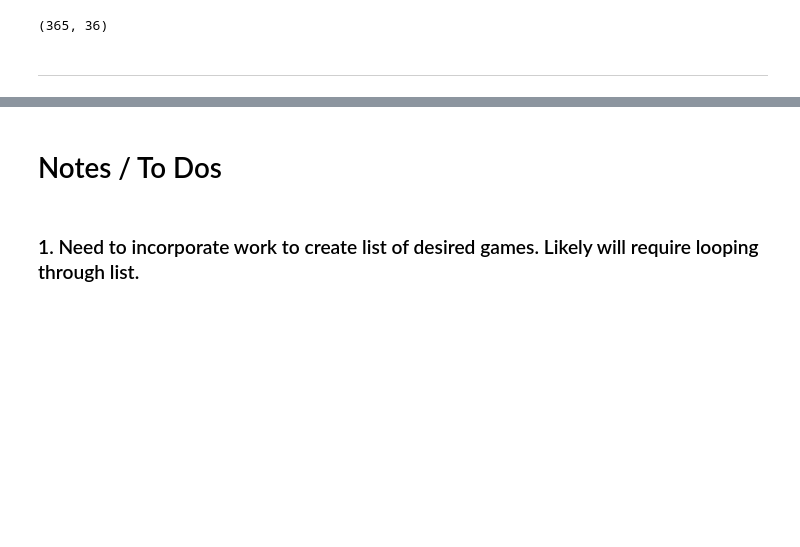
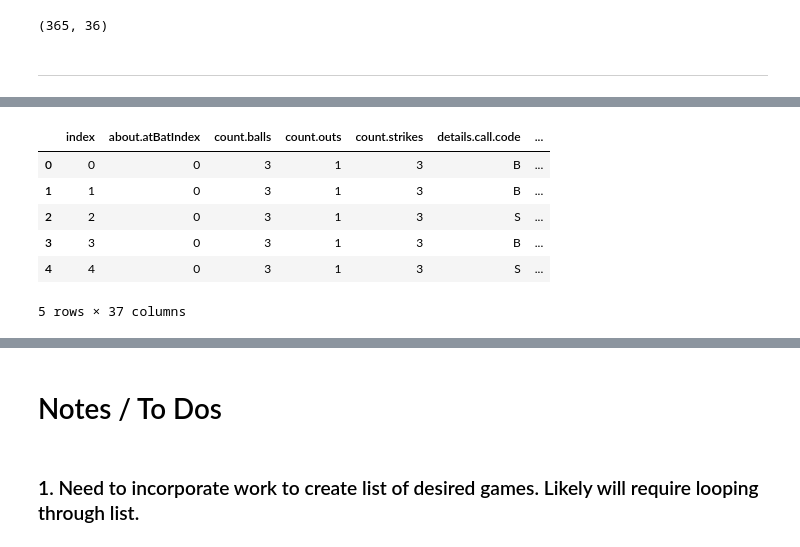
Before and after one commit to MangrobanGit/pitch_ds_baseball_analytics, a Jupyter notebook: get_pitch_data.ipynb, the cells around one changed output, grey strips where cells are left out. Saved outputs shown, nothing was run; the diff lists cells and outputs as text; code cells hidden in the pictures; blank space fills up the shorter version.

```diff
--- a/get_pitch_data.ipynb
+++ b/get_pitch_data.ipynb
@@ -137,0 +182,10 @@ pitches_df.shape
+# %%
+pitches_df_clone.head()
+# %% [output]
+|  | index | about.atBatIndex | count.balls | count.outs | count.strikes | details.call.code | ... |
+| 0 | 0 | 0 | 3 | 1 | 3 | B | ... |
+| 1 | 1 | 0 | 3 | 1 | 3 | B | ... |
+| 2 | 2 | 0 | 3 | 1 | 3 | S | ... |
+| 3 | 3 | 0 | 3 | 1 | 3 | B | ... |
+| 4 | 4 | 0 | 3 | 1 | 3 | S | ... |
+5 rows × 37 columns
```
Also changed, not shown: parts of 22 cells of this notebook, 1 other file.
